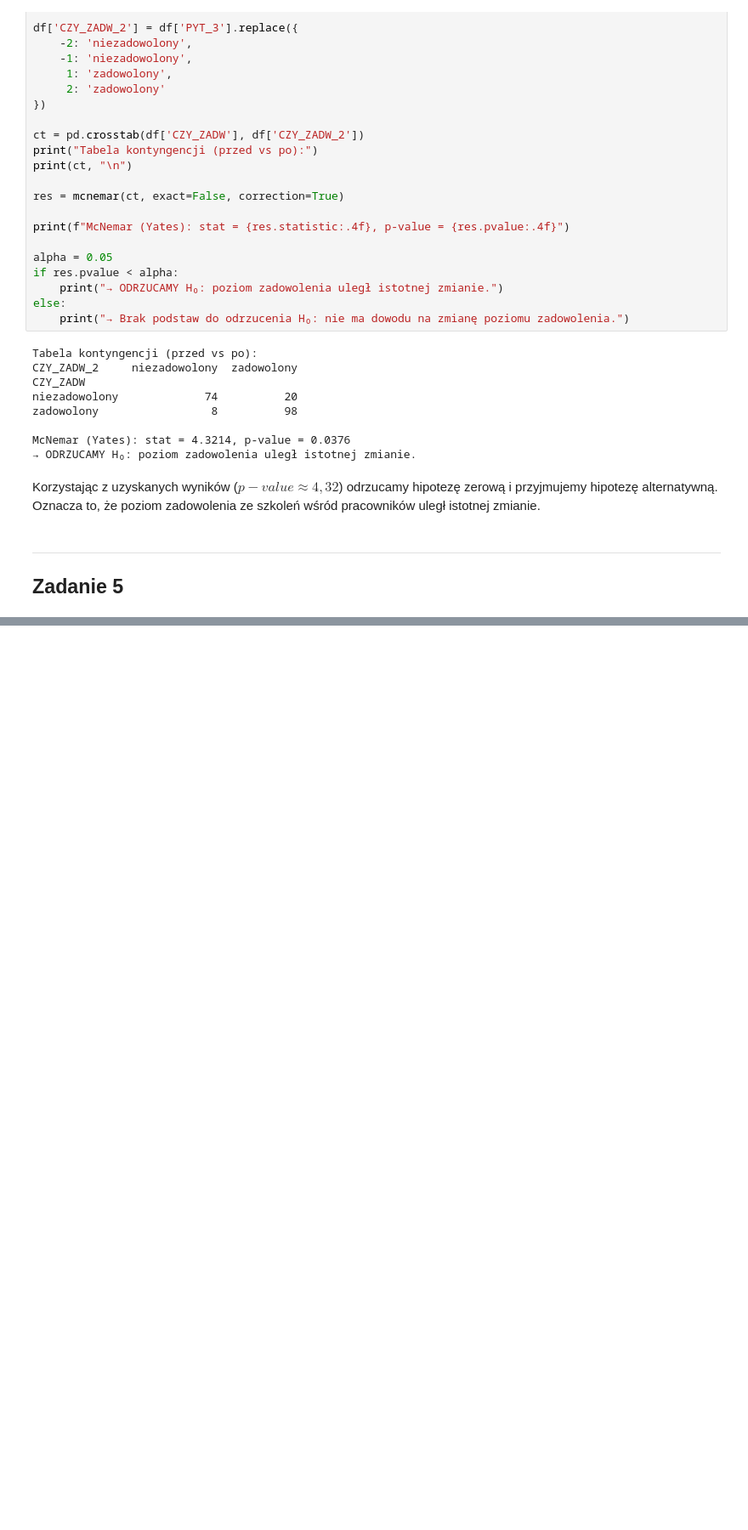
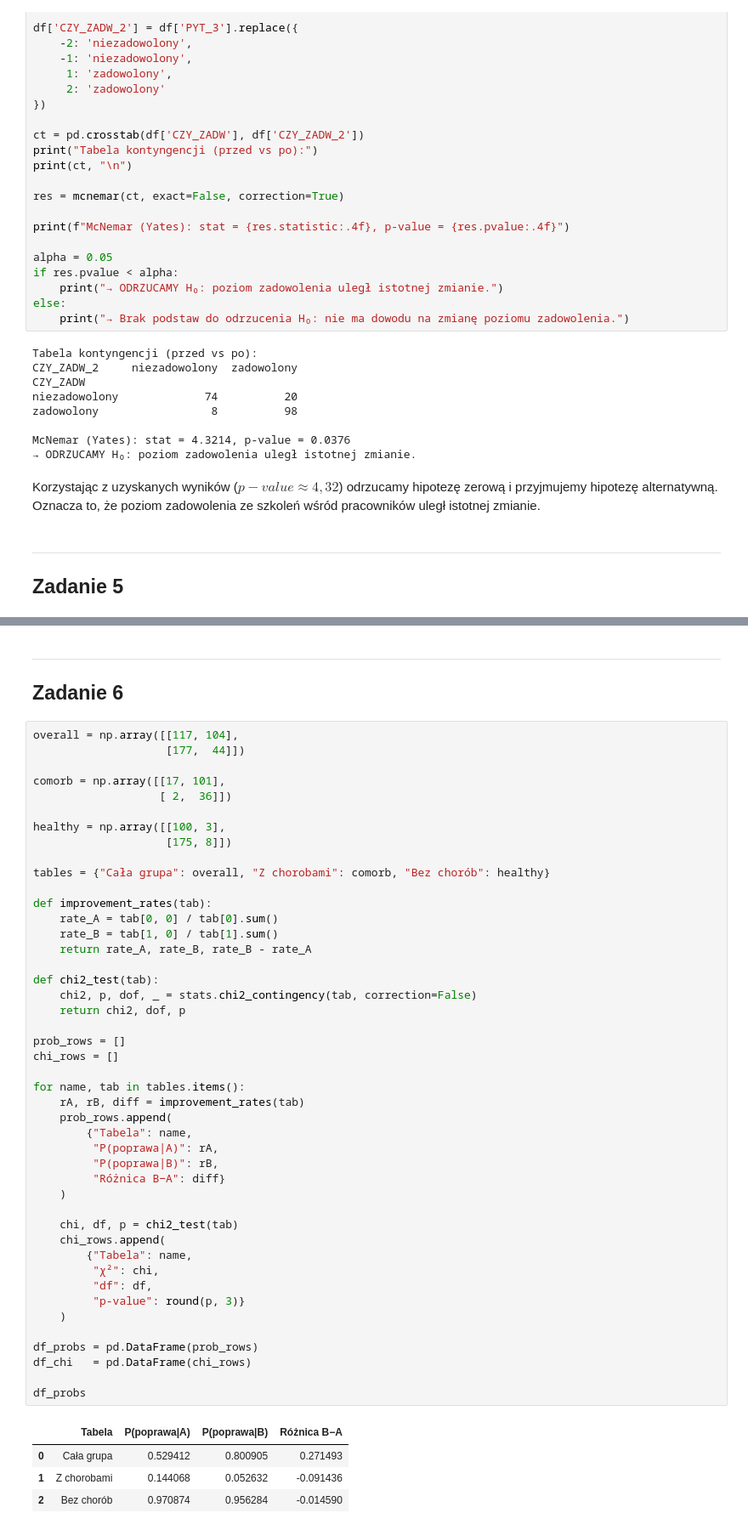
Before and after one commit to mathieuboro/Analysis_of_Survey_Data, a Jupyter notebook: Sprawozdanie3.ipynb, the cells around one changed output, grey strips where cells are left out. Shown at 85% size. Cells and saved outputs as stored; diff of their text form; blank space fills up the shorter version.

```diff
--- a/Sprawozdanie3.ipynb
+++ b/Sprawozdanie3.ipynb
@@ -195,0 +261,53 @@ ___
+# %% [markdown]
+___
+## Zadanie 6
+# %%
+overall = np.array([[117, 104],
+                    [177,  44]])
+
+comorb = np.array([[17, 101],
+                   [ 2,  36]])
+
+healthy = np.array([[100, 3],
+                    [175, 8]])
+
+tables = {"Cała grupa": overall, "Z chorobami": comorb, "Bez chorób": healthy}
+
+def improvement_rates(tab):
+    rate_A = tab[0, 0] / tab[0].sum()
+    rate_B = tab[1, 0] / tab[1].sum()
+    return rate_A, rate_B, rate_B - rate_A
+
+def chi2_test(tab):
+    chi2, p, dof, _ = stats.chi2_contingency(tab, correction=False)
+    return chi2, dof, p
+
+prob_rows = []
+chi_rows = []
+
+for name, tab in tables.items():
+    rA, rB, diff = improvement_rates(tab)
+    prob_rows.append(
+        {"Tabela": name,
+         "P(poprawa|A)": rA,
+         "P(poprawa|B)": rB,
+         "Różnica B−A": diff}
+    )
+
+    chi, df, p = chi2_test(tab)
+    chi_rows.append(
+        {"Tabela": name,
+         "χ²": chi,
+         "df": df,
+         "p‑value": round(p, 3)}
+    )
+
+df_probs = pd.DataFrame(prob_rows)
+df_chi   = pd.DataFrame(chi_rows)
+
+df_probs
+# %% [output]
+|  | Tabela | P(poprawa|A) | P(poprawa|B) | Różnica B−A |
+| 0 | Cała grupa | 0.529412 | 0.800905 | 0.271493 |
+| 1 | Z chorobami | 0.144068 | 0.052632 | -0.091436 |
+| 2 | Bez chorób | 0.970874 | 0.956284 | -0.014590 |
```
Also changed, not shown: parts of 8 cells of this notebook.
